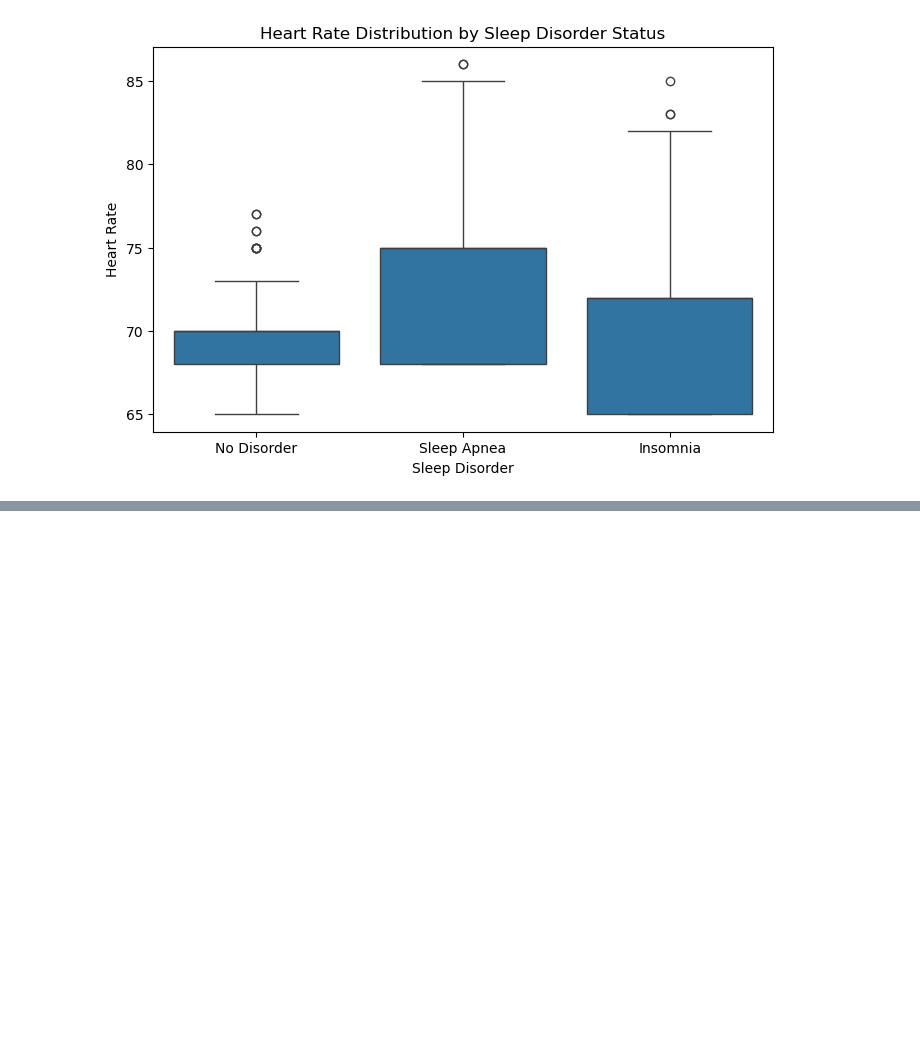
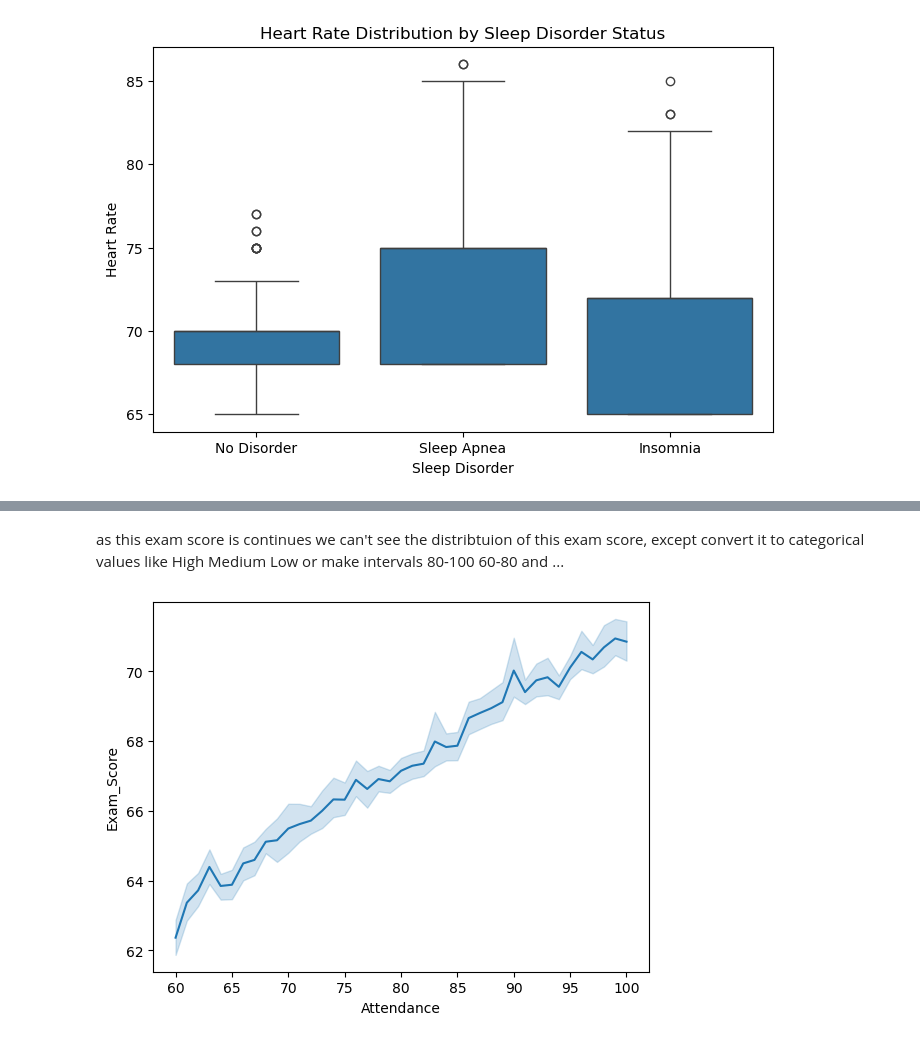
Before and after one commit to woxane/ML-Assignments, a Jupyter notebook: 1/ML-Assignment_1.ipynb, the cells around one changed output, grey strips where cells are left out. Saved outputs shown, nothing was run; the diff lists cells and outputs as text; code cells hidden in the pictures; blank space fills up the shorter version.

```diff
--- a/1/ML-Assignment_1.ipynb
+++ b/1/ML-Assignment_1.ipynb
@@ -728,0 +884,7 @@ Statistic: 22399.0000, p-value: 0.0000
+# %% [markdown]
+as this exam score is continues we can't see the distribtuion of this exam score, except convert it to categorical values like High Medium Low or make intervals 80-100 60-80 and ...
+# %%
+sns.lineplot(x='Attendance', y='Exam_Score', data=df)
+plt.show()
+# %% [output]
+[figure, added]
```
Also changed, not shown: parts of 34 cells of this notebook.
